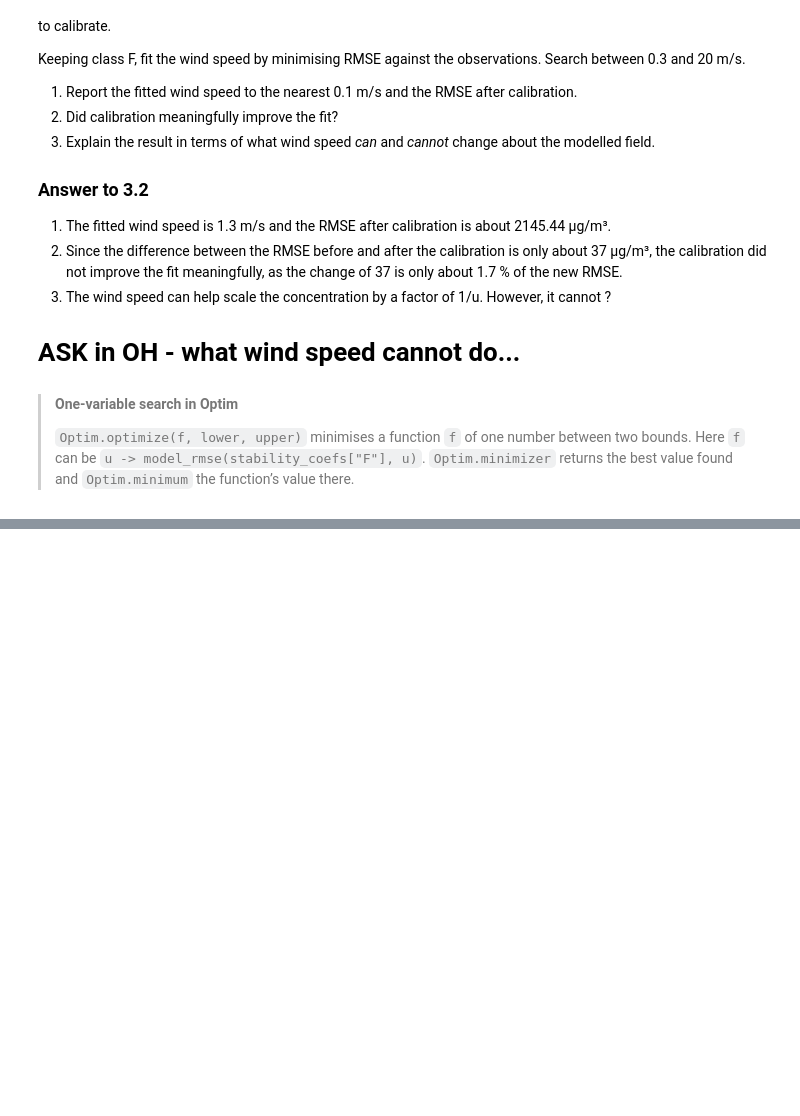
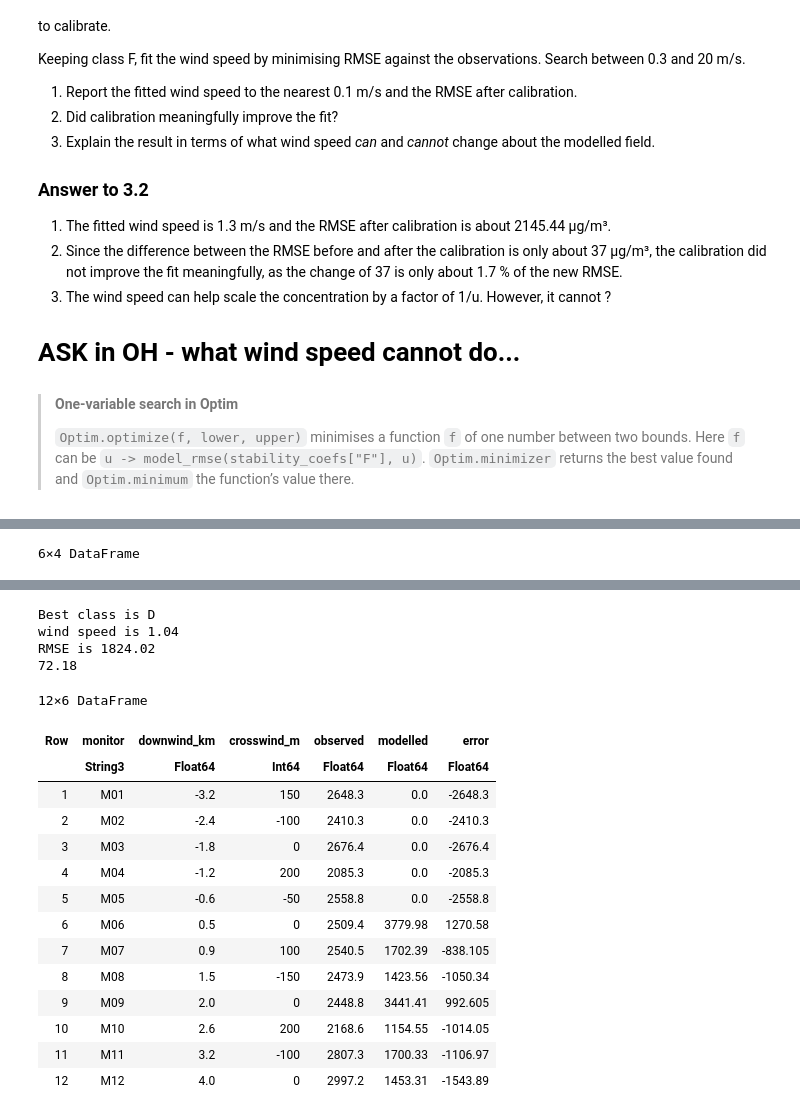
Before and after one commit to gchen8888/hw05, a Jupyter notebook: hw05.ipynb, the cells around one changed output, grey strips where cells are left out. Cells and saved outputs as stored; diff of their text form; code cells hidden in the pictures; blank space fills up the shorter version.

```diff
--- a/hw05.ipynb
+++ b/hw05.ipynb
@@ -463,0 +398,59 @@ RMSE is 1824.02
+# %%
+########## P3.3 ########
+
+# 6 total classes
+fitted_wind_class = zeros(6)
+fit_rmse_class = zeros(6)
+
+# wind speed range to test
+lower_bound = 0.3
+upper_bound = 20.0
+
+for k in 1:6
+    class_name = class_names[k] # from A to F, later for storing restuls in data
+    coeff_this_class= stability_coefs[class_name]
+
+    optimization = Optim.optimize(u -> model_rmse(coeff_this_class, u), lower_bound, upper_bound)
+
+    fitted_wind_class[k] = Optim.minimizer(optimization)
+
+    fit_rmse_class[k] = Optim.minimum(optimization)
+end
+
+rmse_percent = 100 .* fit_rmse_class ./ observed_mean
+
+table = DataFrame(stability_class = class_names, fitted_wind = fitted_wind_class, RMSE = fit_rmse_class, RMSE_percent = rmse_percent)
+
+# output
+display(table)
+
+
+# Use best class to compare w observed
+best_index = 4 # class D with the minimum RMSE in the "table" and D is the fourth one of the class
+
+best_class = class_names[best_index]
+best_wind = fitted_wind_class[best_index]
+best_coeff = stability_coefs[best_class]
+
+println("Best class is ", best_class)
+println("wind speed is ", round(best_wind, digits=2))
+println("RMSE is ", round(fit_rmse_class[best_index], digits=2))
+
+println(round(rmse_percent[best_index], digits=2))
+
+
+
+### To get best class's modeled
+modelled_best = zeros(number_of_monitors)
+
+for i in 1:number_of_monitors
+    modelled_best[i] = ground_concentration(monitor_downwind_km[i], monitor_crosswind_m[i], best_coeff; wind= best_wind)
+end
+
+# Produce table with comparison to observed
+comparison_table = DataFrame(monitor = monitor_table.monitor, downwind_km = monitor_downwind_km, crosswind_m = monitor_crosswind_m,
+    observed = observed, modelled = modelled_best, error = modelled_best .- observed)
+
+comparison_table
+# %% [output]
+6×4 DataFrame
@@ -464,3 +465,22 @@ RMSE is 1824.02
+Best class is D
+wind speed is 1.04
+RMSE is 1824.02
+72.18
+12×6 DataFrame
+| Row | monitor | downwind_km | crosswind_m | observed | modelled | error |
+|  | String3 | Float64 | Int64 | Float64 | Float64 | Float64 |
+| 1 | M01 | -3.2 | 150 | 2648.3 | 0.0 | -2648.3 |
+| 2 | M02 | -2.4 | -100 | 2410.3 | 0.0 | -2410.3 |
+| 3 | M03 | -1.8 | 0 | 2676.4 | 0.0 | -2676.4 |
+| 4 | M04 | -1.2 | 200 | 2085.3 | 0.0 | -2085.3 |
+| 5 | M05 | -0.6 | -50 | 2558.8 | 0.0 | -2558.8 |
+| 6 | M06 | 0.5 | 0 | 2509.4 | 3779.98 | 1270.58 |
+| 7 | M07 | 0.9 | 100 | 2540.5 | 1702.39 | -838.105 |
+| 8 | M08 | 1.5 | -150 | 2473.9 | 1423.56 | -1050.34 |
+| 9 | M09 | 2.0 | 0 | 2448.8 | 3441.41 | 992.605 |
+| 10 | M10 | 2.6 | 200 | 2168.6 | 1154.55 | -1014.05 |
+| 11 | M11 | 3.2 | -100 | 2807.3 | 1700.33 | -1106.97 |
+| 12 | M12 | 4.0 | 0 | 2997.2 | 1453.31 | -1543.89 |
 # %% [markdown]
 #### Problem 3.4 (10)
 
```
Also changed, not shown: parts of 7 cells of this notebook.
